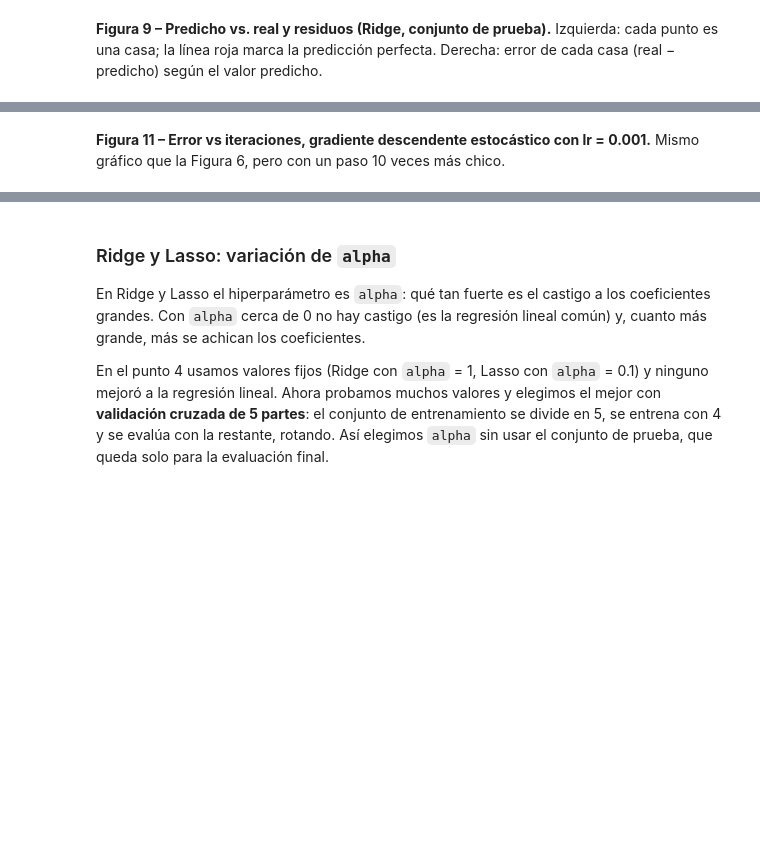
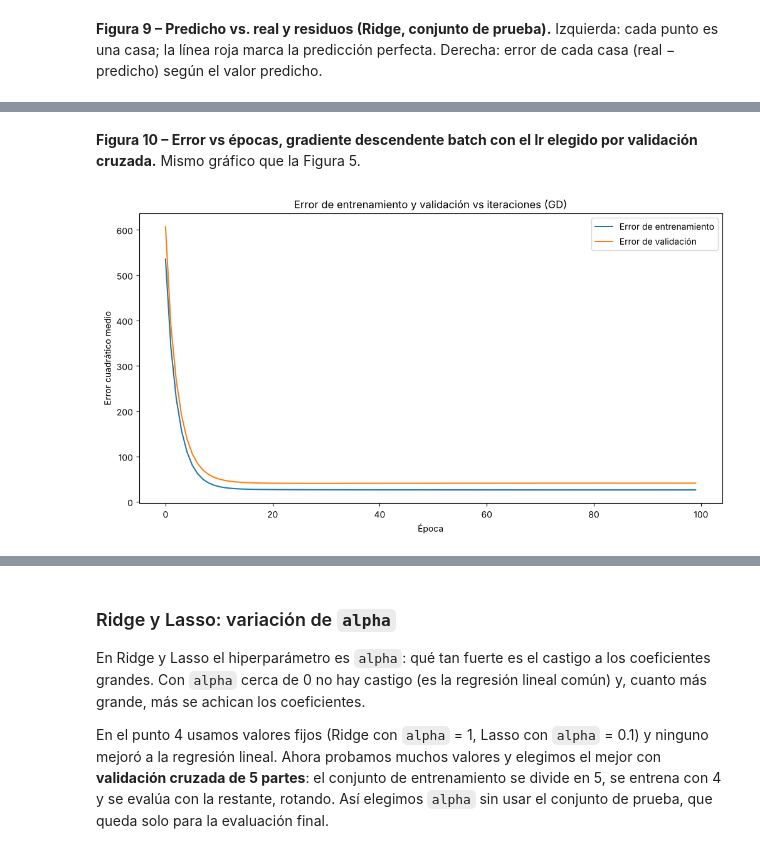
Before and after one commit to sebastianbtmo/TP_AA1_Beltramo_Capisano_Dottavio, a Jupyter notebook: TP_1/TP-regresion-AA1.ipynb, the cells around one changed output, grey strips where cells are left out. Drawn from its saved outputs; the diff is of its cells as text; code cells hidden in the pictures; blank space fills up the shorter version.

```diff
--- a/TP_1/TP-regresion-AA1.ipynb
+++ b/TP_1/TP-regresion-AA1.ipynb
@@ -489,0 +494,15 @@ Los hiperparámetros de las funciones de la cátedra son `lr` (largo de cada pas
+# %%
+from unittest.mock import patch
+from sklearn.model_selection import KFold
+
+# Validación cruzada de 5 partes para las funciones de la cátedra (sin modificarlas): devuelve el RMSE promedio de validación
+def cv_gradiente(funcion, lr, k=5):
+    errores = []
+    for idx_tr, idx_val in KFold(n_splits=k, shuffle=True, random_state=42).split(x_train_std):
+        np.random.seed(42)
+        with patch('matplotlib.pyplot.show'), np.errstate(all='ignore'):   # sin gráficos ni avisos en cada parte
+            W = funcion(x_train_std[idx_tr], y_train_2d[idx_tr], x_train_std[idx_val], y_train_2d[idx_val], lr=lr)
+        plt.close('all')
+        pred = W[0] + np.matmul(x_train_std[idx_val], W[1:])
+        errores.append(np.mean((y_train_2d[idx_val] - pred) ** 2))
+    return np.sqrt(np.mean(errores))
@@ -490,6 +528,8 @@ Los hiperparámetros de las funciones de la cátedra son `lr` (largo de cada pas
+# %% [markdown]
+**Figura 10 – Error vs épocas, gradiente descendente batch con el lr elegido por validación cruzada.** Mismo gráfico que la Figura 5.
 # %%
-# Figura 10: GD batch con lr = 0.1 (en la Figura 5 usamos lr = 0.01)
+# Figura 10: GD batch con el lr elegido por validación cruzada (en la Figura 5 usamos lr = 0.01)
 np.random.seed(42)
-W_gd_opt = gradient_descent(x_train_std, y_train_2d, x_test_std, y_test_2d, lr=0.1)
+W_gd_opt = gradient_descent(x_train_std, y_train_2d, x_test_std, y_test_2d, lr=lr_gd)
+# %% [output]
+[figure, added]
-# %% [markdown]
-**Figura 11 – Error vs iteraciones, gradiente descendente estocástico con lr = 0.001.** Mismo gráfico que la Figura 6, pero con un paso 10 veces más chico.
```
Also changed, not shown: parts of 37 cells of this notebook.
